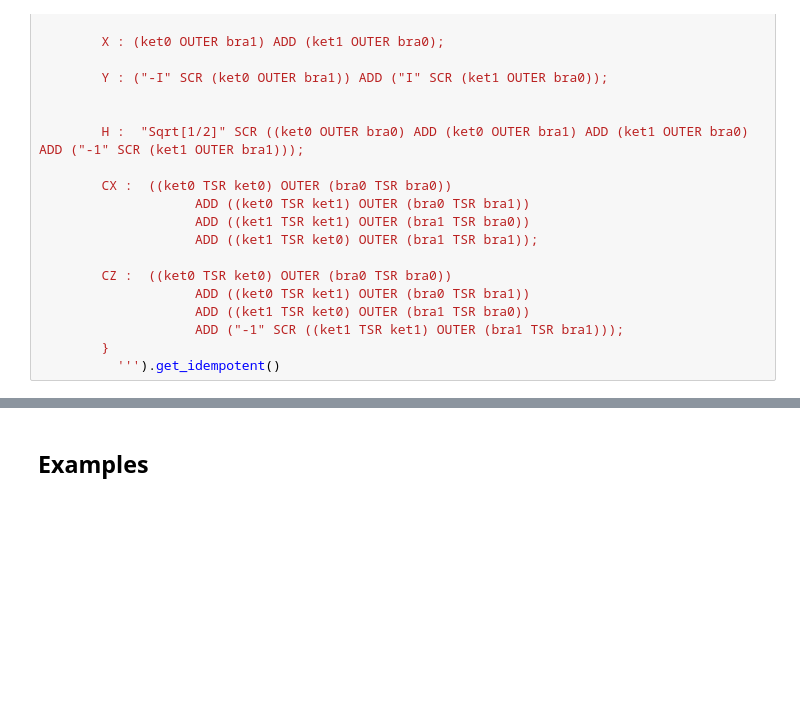
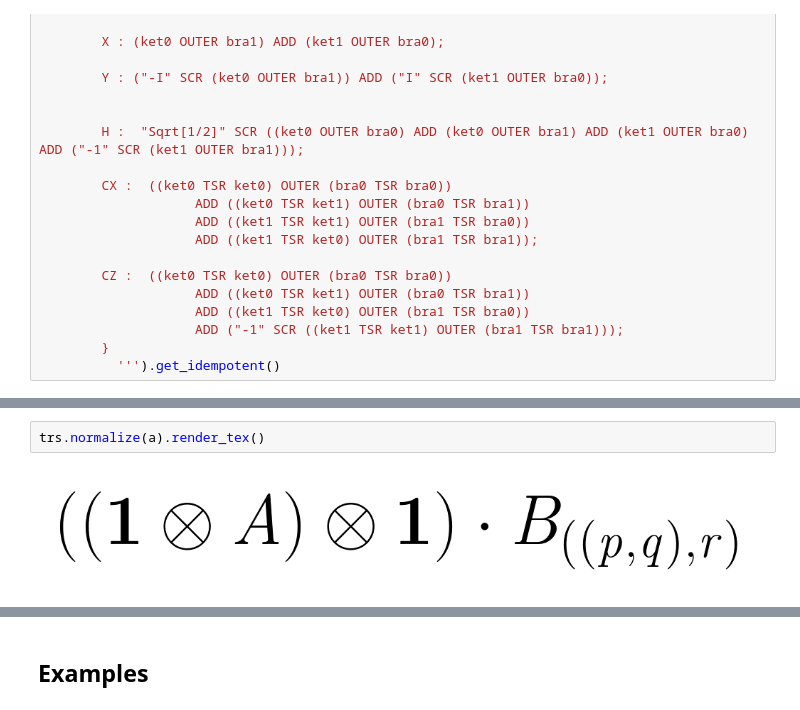
Before and after one commit to LucianoXu/28-Dirac3, a Jupyter notebook: demo.ipynb, the cells around one changed output, grey strips where cells are left out. Saved outputs shown, nothing was run; the diff lists cells and outputs as text; blank space fills up the shorter version.

```diff
--- a/demo.ipynb
+++ b/demo.ipynb
@@ -70,0 +80,4 @@ print(sub)
+# %%
+trs.normalize(a).render_tex()
+# %% [output]
+[figure, added]
```
Also changed, not shown: parts of 20 cells of this notebook, 2 other files.
